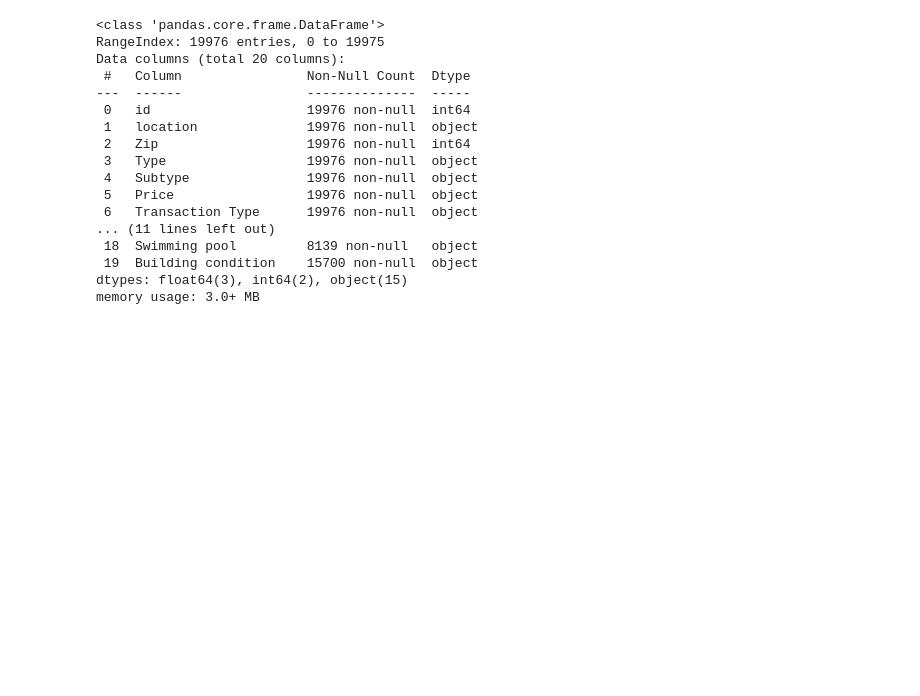
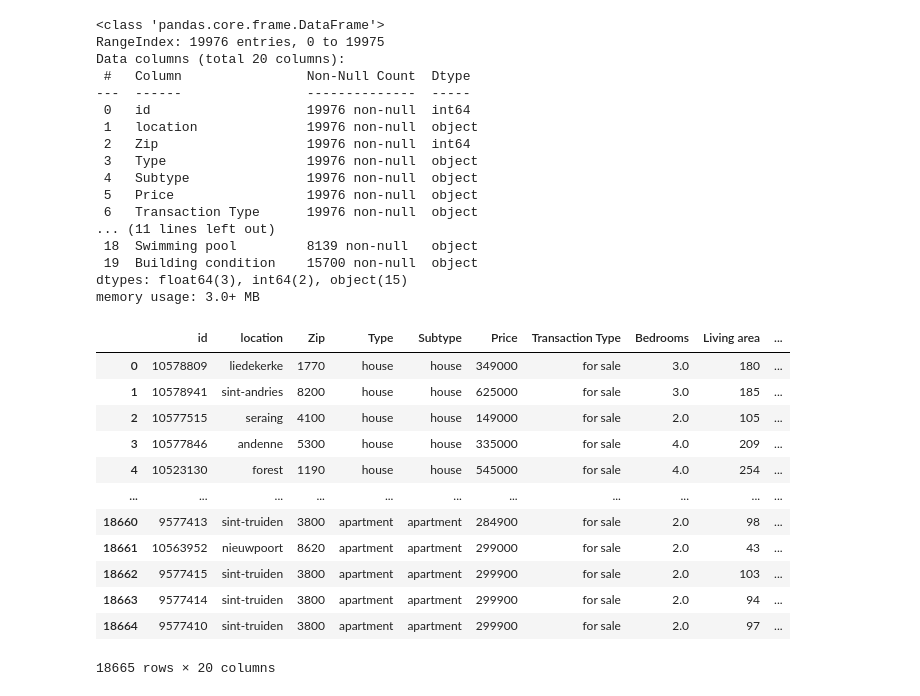
Before and after one commit to melikkekaya/challenge-data-analysis, a Jupyter notebook: melike.ipynb, the cells around one changed output. Cells and saved outputs as stored; diff of their text form; code cells hidden in the pictures; blank space fills up the shorter version.

```diff
--- a/melike.ipynb
+++ b/melike.ipynb
@@ -79,3 +81,31 @@ new_df = sub_df.drop(sub_df[sub_df["Type"]=="house group"].index)
 new_df = new_df.drop(new_df[new_df["Type"]=="apartment group"].index)
 # %%
 new_df.to_csv("new.csv")
+# %%
+df = pd.read_csv("new.csv")
+# %%
+def clean_and_convert(column):
+    column = column.apply(lambda x: re.sub('\D+', '', str(x)))
+    column = column.replace('', np.nan).fillna(0).astype(int)
+    return column
+
+df['Living area'] = clean_and_convert(df['Living area'])
+df['Terrace surface'] = clean_and_convert(df['Terrace surface'])
+df['Garden surface'] = clean_and_convert(df['Garden surface'])
+df['Surface of the plot'] = clean_and_convert(df['Surface of the plot'])
+# %%
+df
+# %% [output]
+|  | id | location | Zip | Type | Subtype | Price | Transaction Type | Bedrooms | Living area | ... |
+| 0 | 10578809 | liedekerke | 1770 | house | house | 349000 | for sale | 3.0 | 180 | ... |
+| 1 | 10578941 | sint-andries | 8200 | house | house | 625000 | for sale | 3.0 | 185 | ... |
+| 2 | 10577515 | seraing | 4100 | house | house | 149000 | for sale | 2.0 | 105 | ... |
+| 3 | 10577846 | andenne | 5300 | house | house | 335000 | for sale | 4.0 | 209 | ... |
+| 4 | 10523130 | forest | 1190 | house | house | 545000 | for sale | 4.0 | 254 | ... |
+| ... | ... | ... | ... | ... | ... | ... | ... | ... | ... | ... |
+| 18660 | 9577413 | sint-truiden | 3800 | apartment | apartment | 284900 | for sale | 2.0 | 98 | ... |
+| 18661 | 10563952 | nieuwpoort | 8620 | apartment | apartment | 299000 | for sale | 2.0 | 43 | ... |
+| 18662 | 9577415 | sint-truiden | 3800 | apartment | apartment | 299900 | for sale | 2.0 | 103 | ... |
+| 18663 | 9577414 | sint-truiden | 3800 | apartment | apartment | 299900 | for sale | 2.0 | 94 | ... |
+| 18664 | 9577410 | sint-truiden | 3800 | apartment | apartment | 299900 | for sale | 2.0 | 97 | ... |
+18665 rows × 20 columns
```
Also changed, not shown: parts of 2 cells of this notebook, 2 other files.
